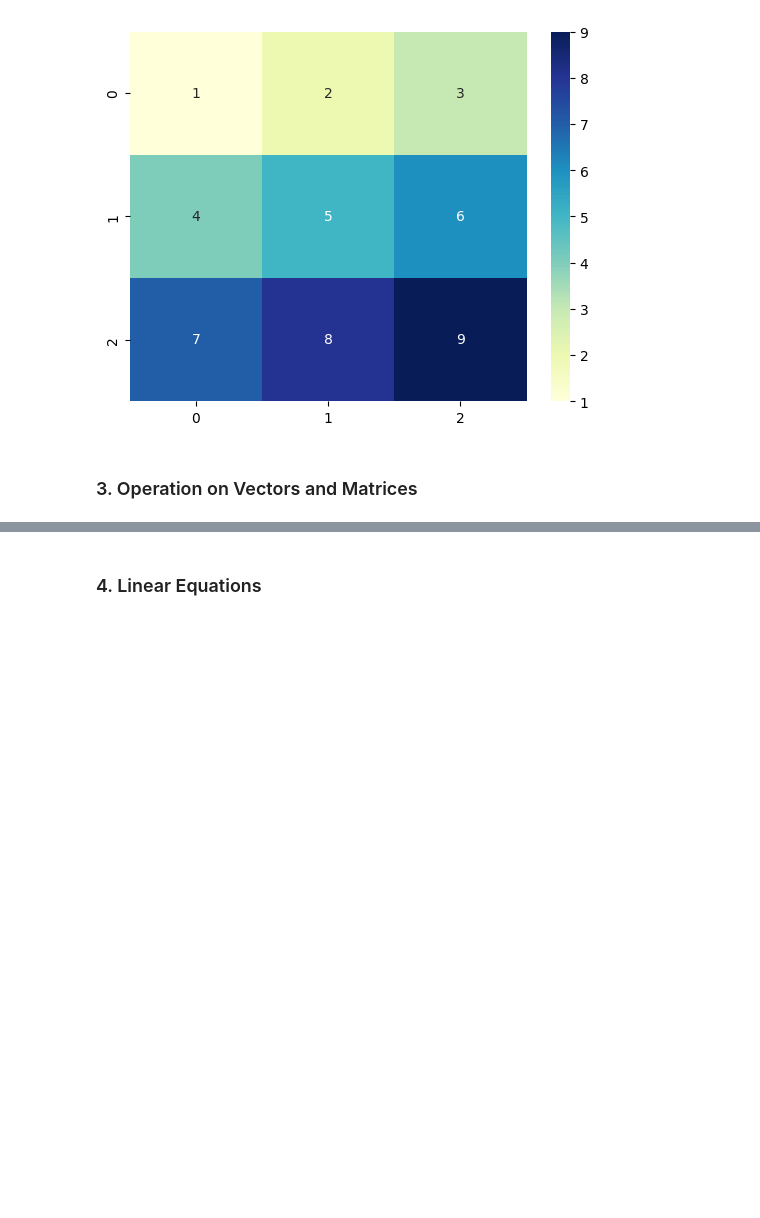
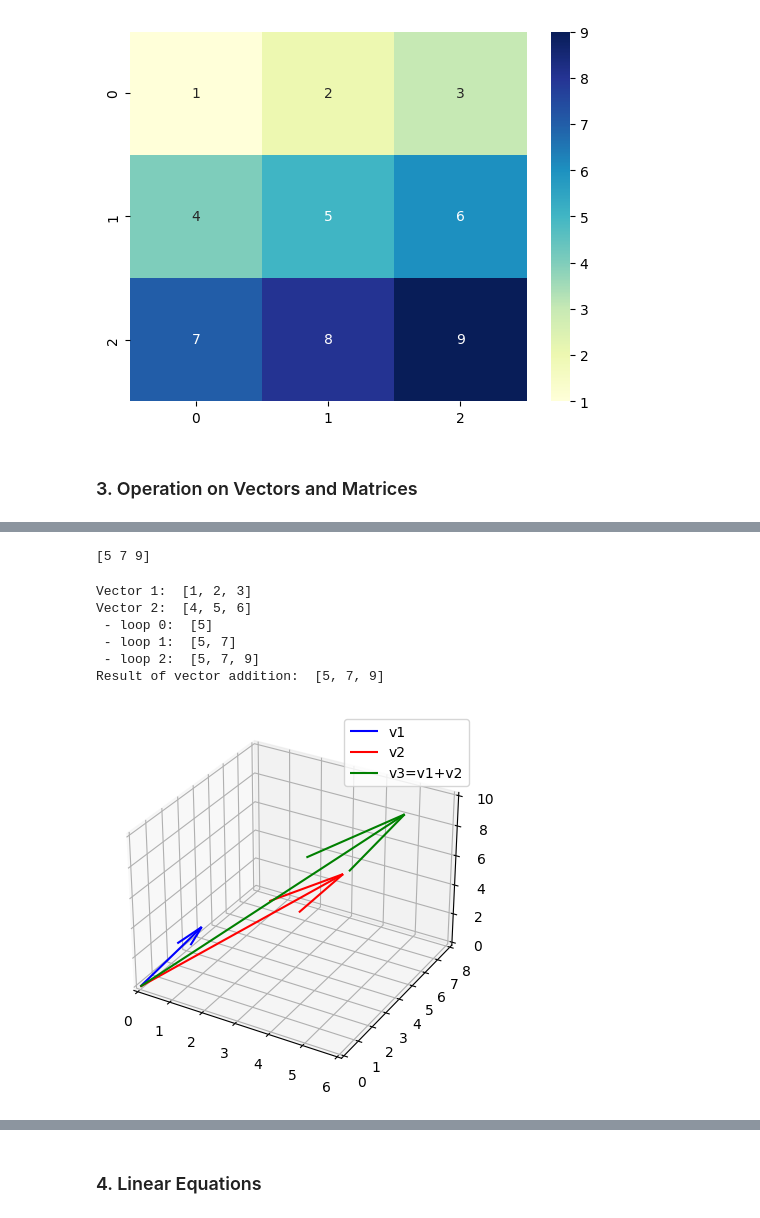
Before and after one commit to natapone/learning_ai_by_coding, a Jupyter notebook: 1-1_linear_algebra.ipynb, the cells around one changed output, grey strips where cells are left out. Saved outputs shown, nothing was run; the diff lists cells and outputs as text; code cells hidden in the pictures; blank space fills up the shorter version.

Commit message:
add 3d plot

```diff
--- a/1-1_linear_algebra.ipynb
+++ b/1-1_linear_algebra.ipynb
@@ -572,0 +583,62 @@ plt.show()
+# %%
+import numpy as np
+
+v1 = np.array([1, 2, 3])
+v2 = np.array([4, 5, 6])
+
+v3 = v1 + v2
+print(v3)  # Output: array([5, 7, 9])
+# %% [output]
+[5 7 9]
+# %%
+# Without Numpy
+def vector_addition(v1, v2):
+    result = []
+    for i in range(len(v1)):
+        result.append(v1[i] + v2[i])
+        print(f" - loop {i}: ", result)
+    return result
+
+v1 = [1, 2, 3]
+v2 = [4, 5, 6]
+print("Vector 1: ", v1)
+print("Vector 2: ", v2)
+print("Result of vector addition: ", vector_addition(v1, v2))
+# %% [output]
+Vector 1:  [1, 2, 3]
+Vector 2:  [4, 5, 6]
+ - loop 0:  [5]
+ - loop 1:  [5, 7]
+ - loop 2:  [5, 7, 9]
+Result of vector addition:  [5, 7, 9]
+# %%
+# pip install --upgrade matplotlib
+import numpy as np
+import matplotlib.pyplot as plt
+from mpl_toolkits.mplot3d import Axes3D
+
+v1 = np.array([1, 2, 3])
+v2 = np.array([4, 5, 6])
+v3 = v1 + v2
+
+fig = plt.figure()
+
+# Create a 3D subplot
+ax = fig.add_subplot(111, projection='3d')
+
+# Add vectors v1, v2 and v3 to the plot
+ax.quiver(0, 0, 0, v1[0], v1[1], v1[2], color='b', label='v1')
+ax.quiver(0, 0, 0, v2[0], v2[1], v2[2], color='r', label='v2')
+ax.quiver(0, 0, 0, v3[0], v3[1], v3[2], color='g', label='v3=v1+v2')
+
+# Set the limits of the plot
+ax.set_xlim([0, 6])
+ax.set_ylim([0, 8])
+ax.set_zlim([0, 10])
+
+plt.legend()
+
+# Show the plot
+plt.show()
+# %% [output]
+[figure, added]
```
Also changed, not shown: parts of 17 cells of this notebook.
